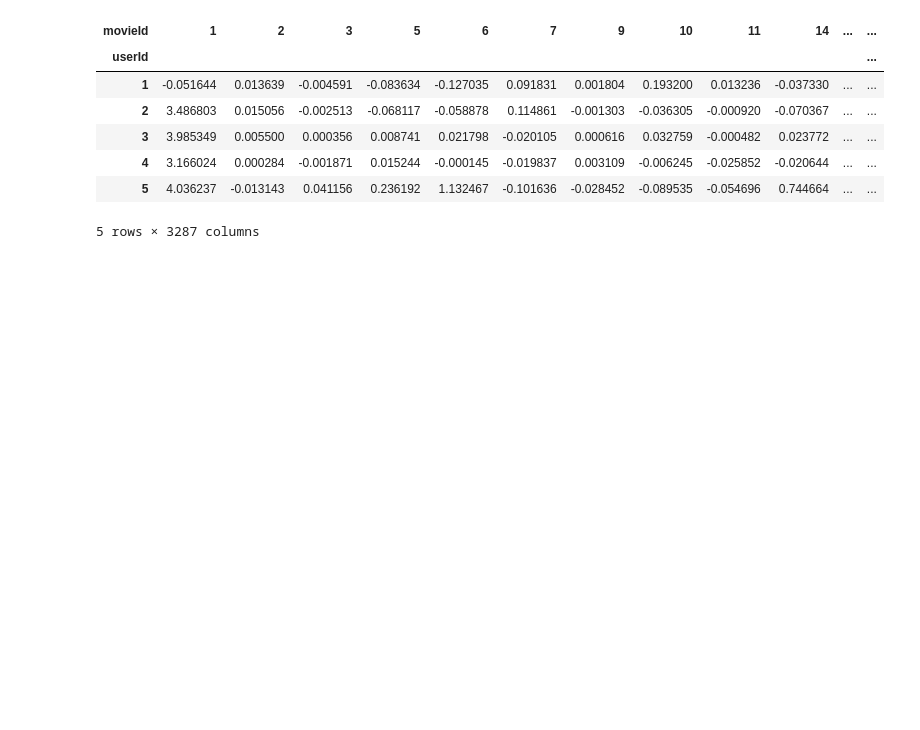
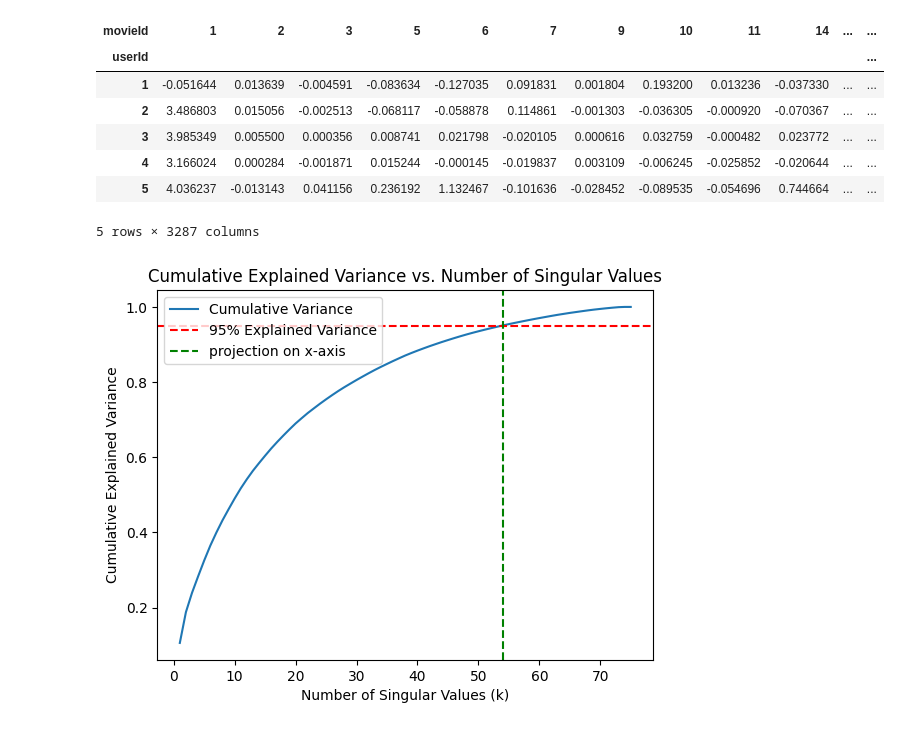
Before and after one commit to skanderkaroui/collaborative_filtering_movie_recommendation, a Jupyter notebook: movie-recommendation-system.ipynb, the cells around one changed output. Saved outputs shown, nothing was run; the diff lists cells and outputs as text; code cells hidden in the pictures; blank space fills up the shorter version.

Commit message:
added the cumulative variance

```diff
--- a/movie-recommendation-system.ipynb
+++ b/movie-recommendation-system.ipynb
@@ -194,3 +194,26 @@ user_predicted_ratings_SVD_df.head()
 | 4 | 3.166024 | 0.000284 | -0.001871 | 0.015244 | -0.000145 | -0.019837 | 0.003109 | -0.006245 | -0.025852 | -0.020644 | ... | ... |
 | 5 | 4.036237 | -0.013143 | 0.041156 | 0.236192 | 1.132467 | -0.101636 | -0.028452 | -0.089535 | -0.054696 | 0.744664 | ... | ... |
 5 rows × 3287 columns
+# %%
+import matplotlib.pyplot as plt
+import numpy as np
+from sklearn.decomposition import PCA
+
+pca = PCA().fit(filled_user_item_matrix)
+
+cumulative_variance = np.cumsum(pca.explained_variance_ratio_)
+plt.plot(range(1, len(cumulative_variance) + 1), cumulative_variance, label='Cumulative Variance')
+
+index_95 = np.argmax(cumulative_variance >= 0.95)
+
+plt.axhline(y=0.95, color='r', linestyle='--', label='95% Explained Variance')
+
+plt.axvline(x=index_95 + 1, color='g', linestyle='--', label='projection on x-axis')
+
+plt.xlabel('Number of Singular Values (k)')
+plt.ylabel('Cumulative Explained Variance')
+plt.title('Cumulative Explained Variance vs. Number of Singular Values')
+plt.legend()
+plt.show()
+# %% [output]
+[figure, added]
```
